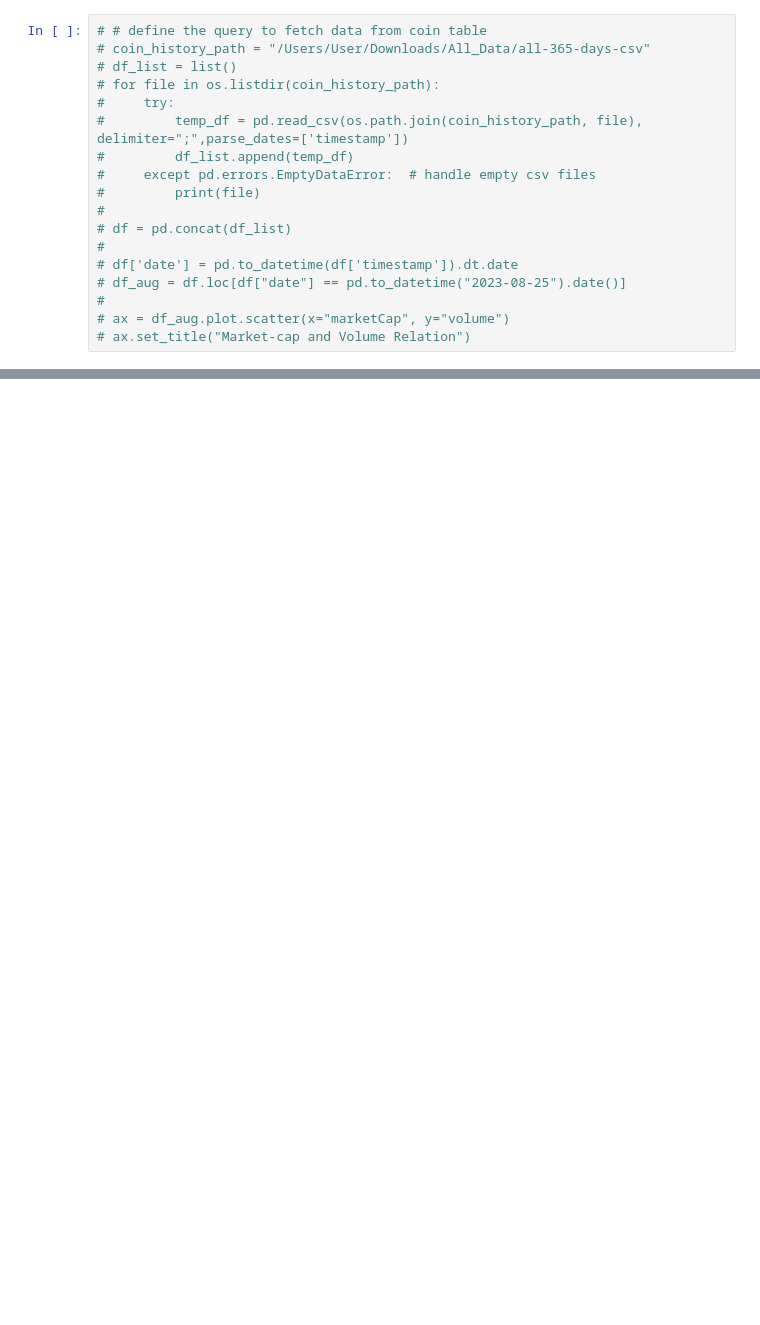
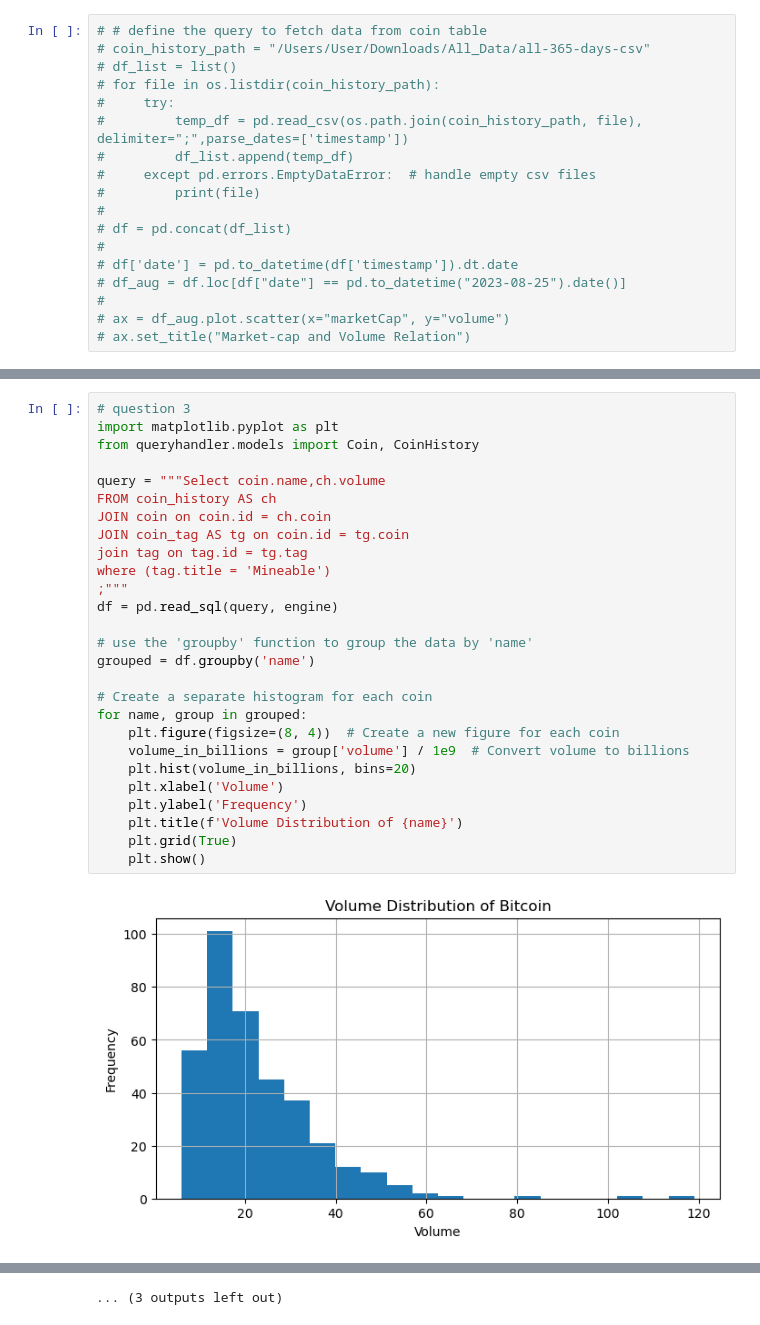
Before and after one commit to arian-rad/Quera_DS_Bootcamp_Project1_Phase1, a Jupyter notebook: statistics/statistics.ipynb, the cells around one changed output, grey strips where cells are left out. Drawn from its saved outputs; the diff is of its cells as text; blank space fills up the shorter version.

Commit message:
Added question 3

```diff
--- a/statistics/statistics.ipynb
+++ b/statistics/statistics.ipynb
@@ -100,0 +109,29 @@ df
+# %%
+# question 3
+import matplotlib.pyplot as plt
+from queryhandler.models import Coin, CoinHistory
+
+query = """Select coin.name,ch.volume
+FROM coin_history AS ch
+JOIN coin on coin.id = ch.coin
+JOIN coin_tag AS tg on coin.id = tg.coin
+join tag on tag.id = tg.tag
+where (tag.title = 'Mineable')
+;"""
+df = pd.read_sql(query, engine)
+
+# use the 'groupby' function to group the data by 'name'
+grouped = df.groupby('name')
+
+# Create a separate histogram for each coin
+for name, group in grouped:
+    plt.figure(figsize=(8, 4))  # Create a new figure for each coin
+    volume_in_billions = group['volume'] / 1e9  # Convert volume to billions
+    plt.hist(volume_in_billions, bins=20)
+    plt.xlabel('Volume')
+    plt.ylabel('Frequency')
+    plt.title(f'Volume Distribution of {name}')
+    plt.grid(True)
+    plt.show()
+# %% [output]
+[figure, added]
@@ -100,0 +149 @@ df
+... (3 outputs left out)
```
Also changed, not shown: parts of 4 cells of this notebook.
